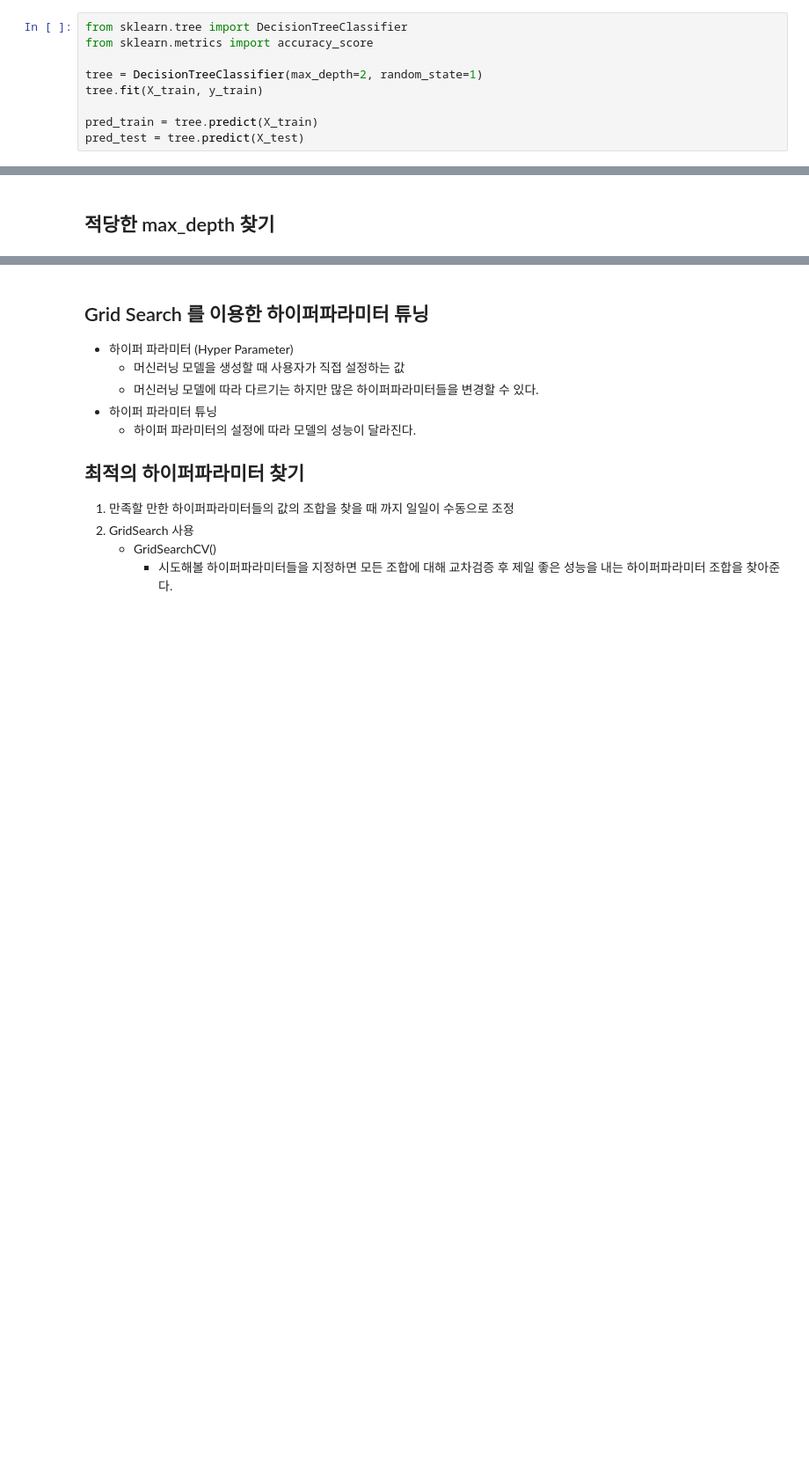
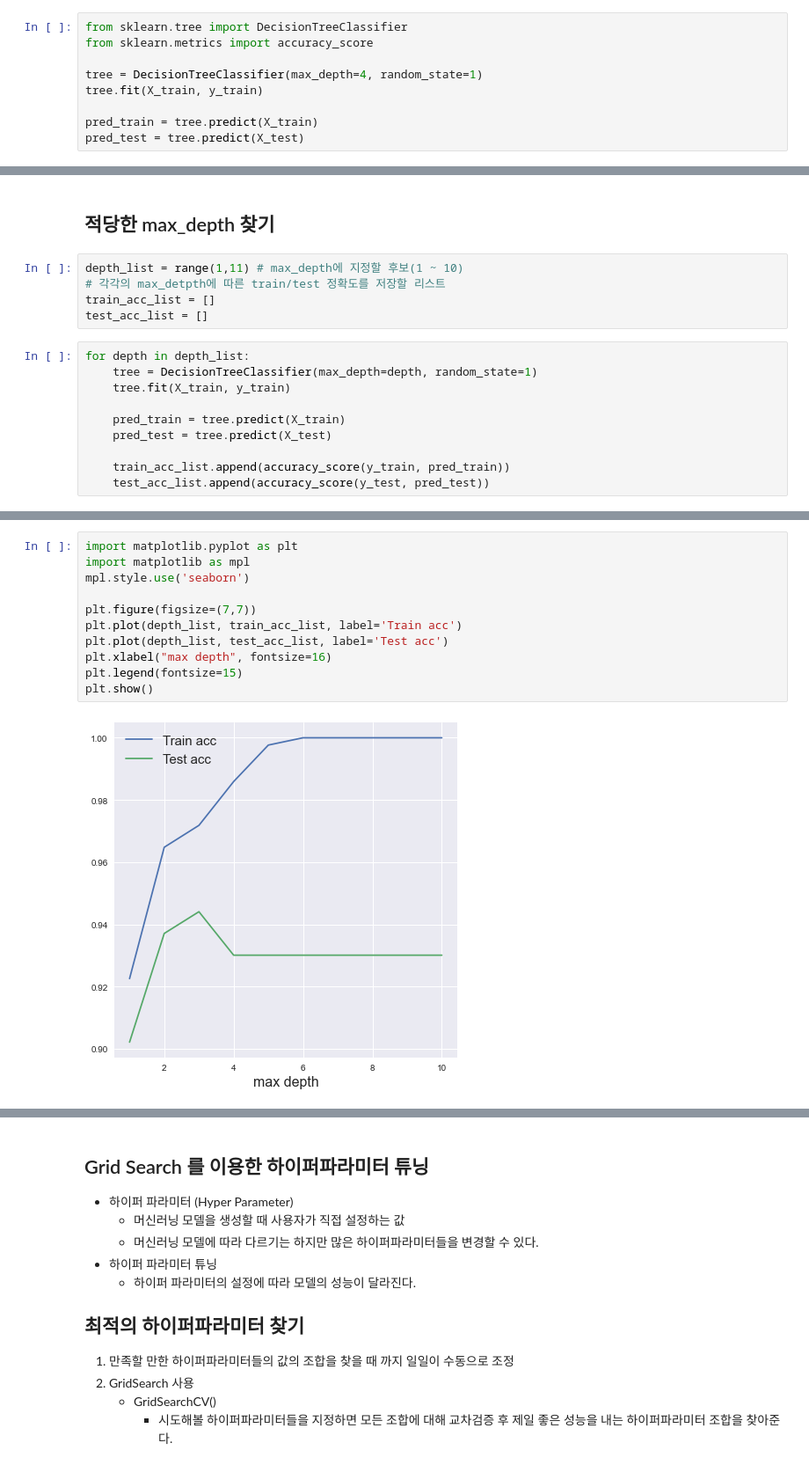
Before and after one commit to Slangoij/TIL_TodayILearned, a Jupyter notebook: 07. 머신러닝/06_과적합_일반화_그리드서치_파이프라인.ipynb, the cells around one changed output, grey strips where cells are left out. Shown: that part at 88% size. Saved outputs shown, nothing was run; the diff lists cells and outputs as text; blank space fills up the shorter version.

```diff
--- a/07. 머신러닝/06_과적합_일반화_그리드서치_파이프라인.ipynb
+++ b/07. 머신러닝/06_과적합_일반화_그리드서치_파이프라인.ipynb
@@ -35,7 +35,7 @@ X_train, X_test, y_train, y_test = train_test_split(X, y, stratify=y, random_sta
 from sklearn.tree import DecisionTreeClassifier
 from sklearn.metrics import accuracy_score
 
-tree = DecisionTreeClassifier(max_depth=2, random_state=1)
+tree = DecisionTreeClassifier(max_depth=4, random_state=1)
 tree.fit(X_train, y_train)
 
 pred_train = tree.predict(X_train)
@@ -102,3 +106,18 @@ graph
 # GridSearch (그리드 서치)
 # %% [markdown]
 ## 적당한 max_depth 찾기
+# %%
+depth_list = range(1,11) # max_depth에 지정할 후보(1 ~ 10)
+# 각각의 max_detpth에 따른 train/test 정확도를 저장할 리스트
+train_acc_list = []
+test_acc_list = []
+# %%
+for depth in depth_list:
+    tree = DecisionTreeClassifier(max_depth=depth, random_state=1)
+    tree.fit(X_train, y_train)
+
+    pred_train = tree.predict(X_train)
+    pred_test = tree.predict(X_test)
+
+    train_acc_list.append(accuracy_score(y_train, pred_train))
+    test_acc_list.append(accuracy_score(y_test, pred_test))
@@ -104,0 +142,13 @@ graph
+# %%
+import matplotlib.pyplot as plt
+import matplotlib as mpl
+mpl.style.use('seaborn')
+
+plt.figure(figsize=(7,7))
+plt.plot(depth_list, train_acc_list, label='Train acc')
+plt.plot(depth_list, test_acc_list, label='Test acc')
+plt.xlabel("max depth", fontsize=16)
+plt.legend(fontsize=15)
+plt.show()
+# %% [output]
+[figure, added]
```
Also changed, not shown: parts of 39 cells of this notebook.
